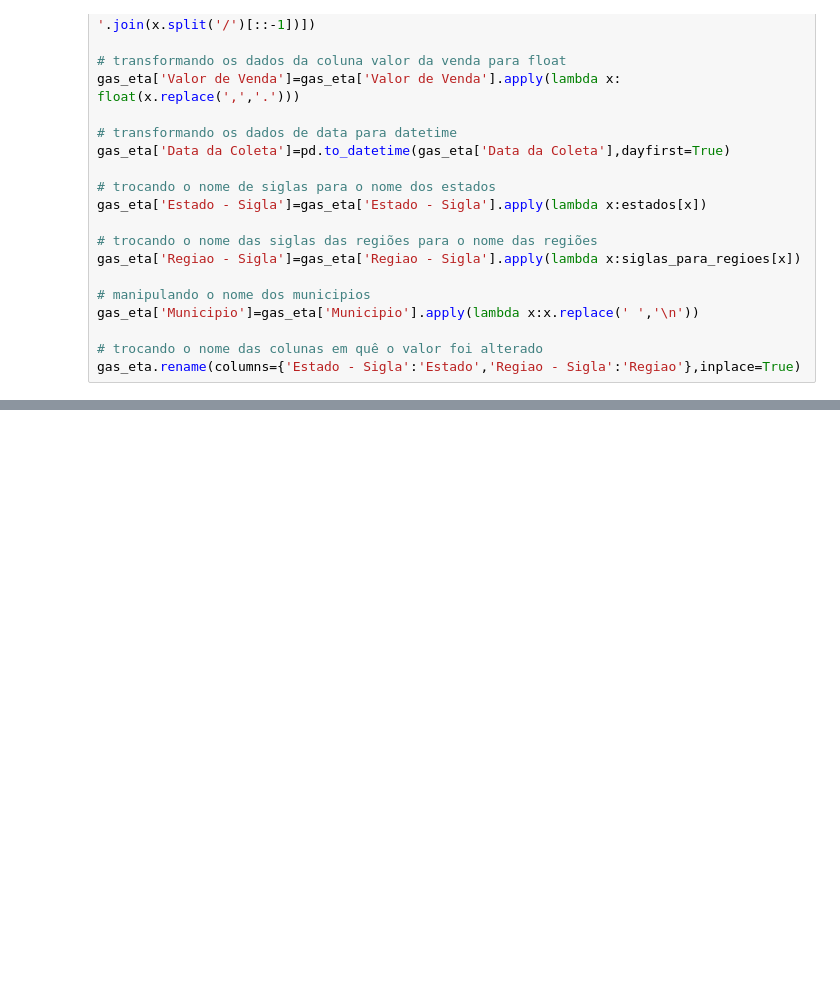
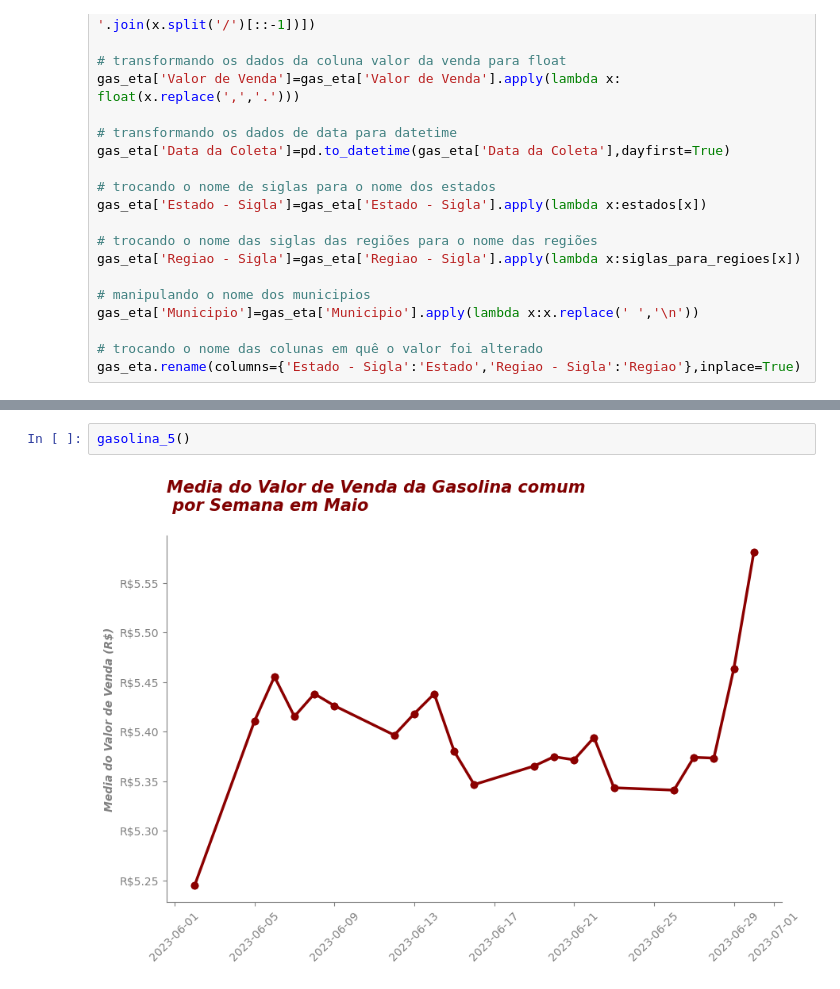
Before and after one commit to davidmidoria/analise_gasolina_etanol, a Jupyter notebook: analise.ipynb, the cells around one changed output, grey strips where cells are left out. Drawn from its saved outputs; the diff is of its cells as text; blank space fills up the shorter version.

```diff
--- a/analise.ipynb
+++ b/analise.ipynb
@@ -101,0 +129,4 @@ lancamento_dados()
+# %%
+gasolina_5()
+# %% [output]
+[figure, added]
```
Also changed, not shown: parts of 7 cells of this notebook, 2 other files.
